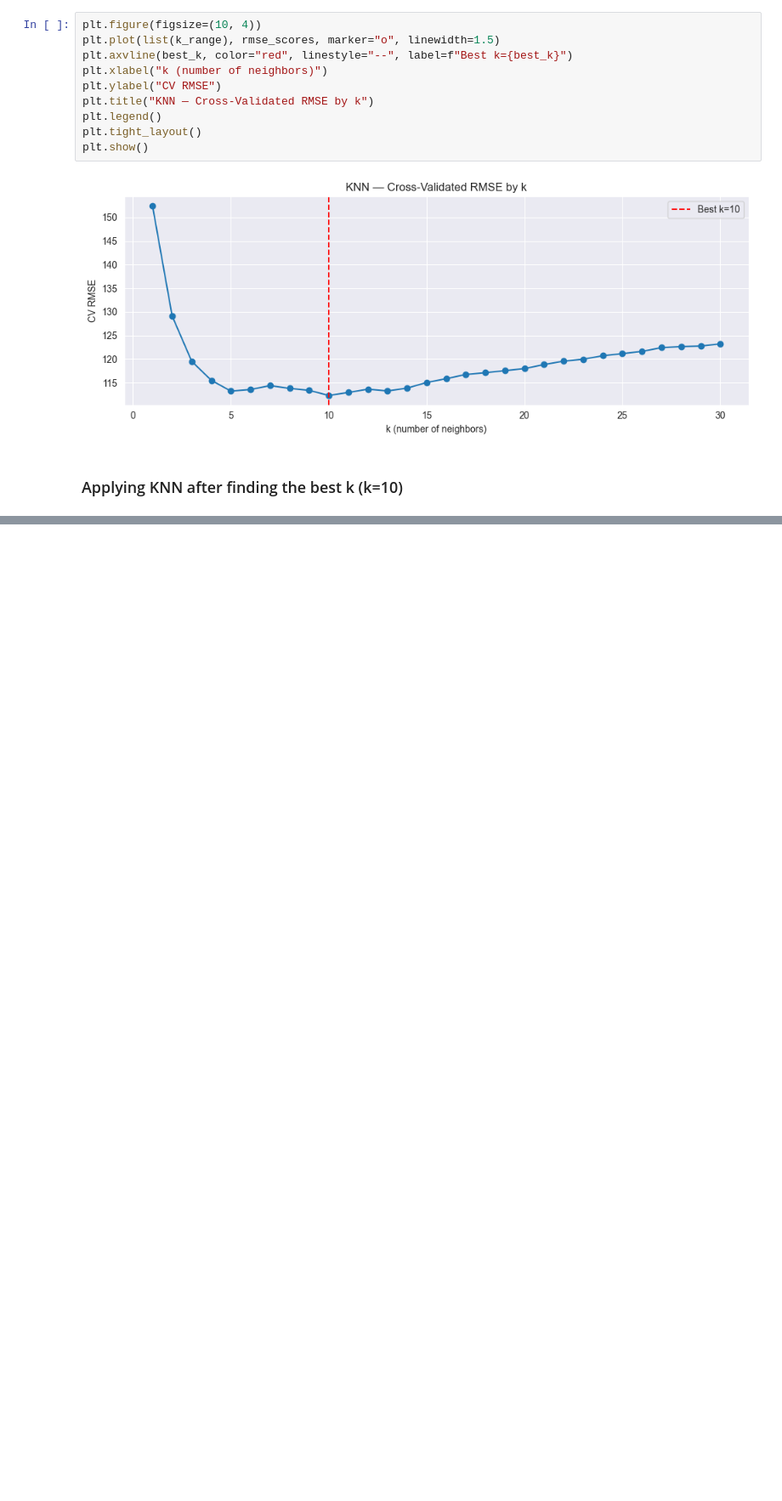
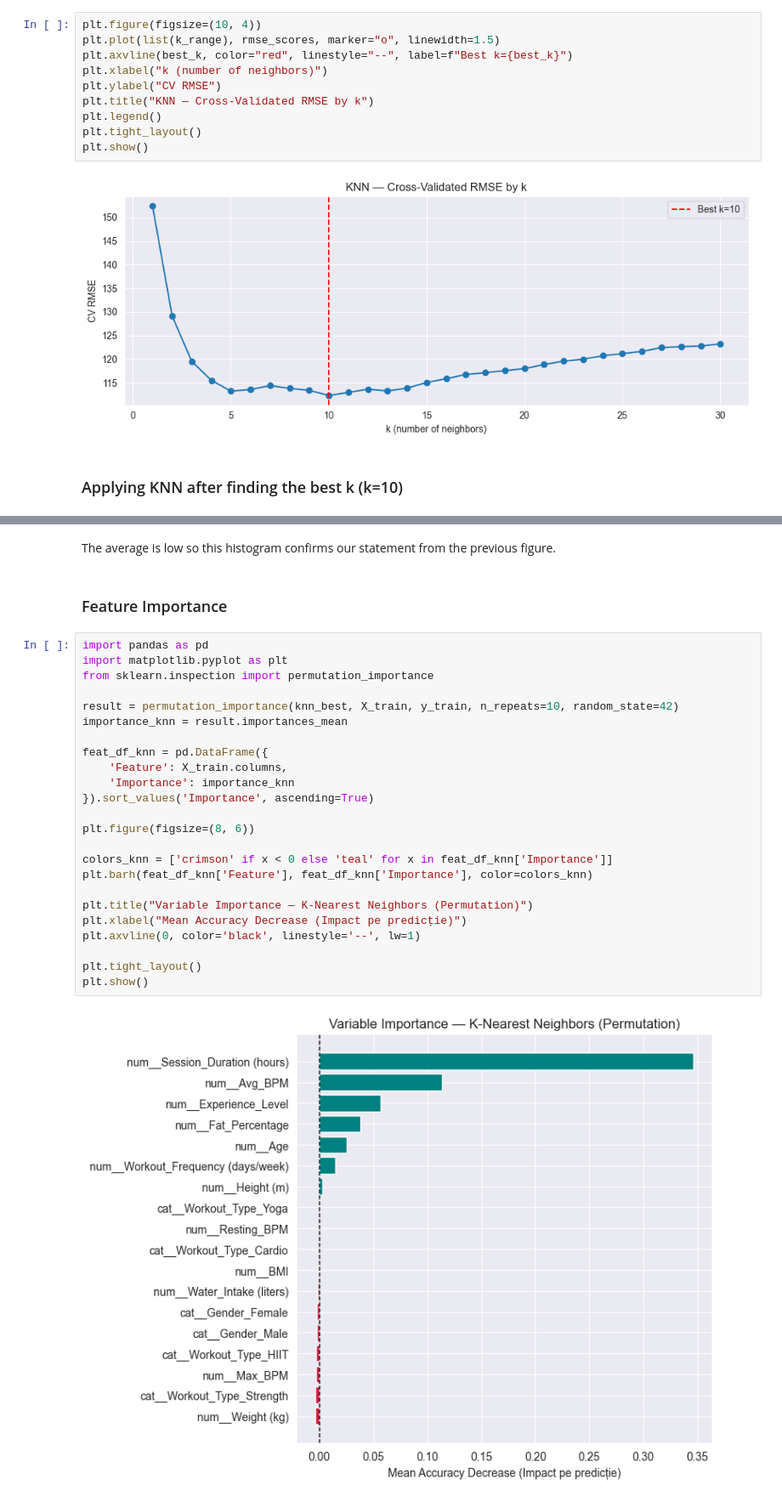
Before and after one commit to anamariapopa/CaloriesBurnedPrediction, a Jupyter notebook: TrainingKNeighbor.ipynb, the cells around one changed output, grey strips where cells are left out. Shown at 85% size. Cells and saved outputs as stored; diff of their text form; blank space fills up the shorter version.

```diff
--- a/TrainingKNeighbor.ipynb
+++ b/TrainingKNeighbor.ipynb
@@ -111,0 +135,30 @@ plt.show()
+# %% [markdown]
+The average is low so this histogram confirms our statement from the previous figure.
+# %% [markdown]
+### Feature Importance
+# %%
+import pandas as pd
+import matplotlib.pyplot as plt
+from sklearn.inspection import permutation_importance
+
+result = permutation_importance(knn_best, X_train, y_train, n_repeats=10, random_state=42)
+importance_knn = result.importances_mean
+
+feat_df_knn = pd.DataFrame({
+    'Feature': X_train.columns,
+    'Importance': importance_knn
+}).sort_values('Importance', ascending=True)
+
+plt.figure(figsize=(8, 6))
+
+colors_knn = ['crimson' if x < 0 else 'teal' for x in feat_df_knn['Importance']]
+plt.barh(feat_df_knn['Feature'], feat_df_knn['Importance'], color=colors_knn)
+
+plt.title("Variable Importance — K-Nearest Neighbors (Permutation)")
+plt.xlabel("Mean Accuracy Decrease (Impact pe predicție)")
+plt.axvline(0, color='black', linestyle='--', lw=1)
+
+plt.tight_layout()
+plt.show()
+# %% [output]
+[figure, added]
```
Also changed, not shown: parts of 14 cells of this notebook, 1 other file.
